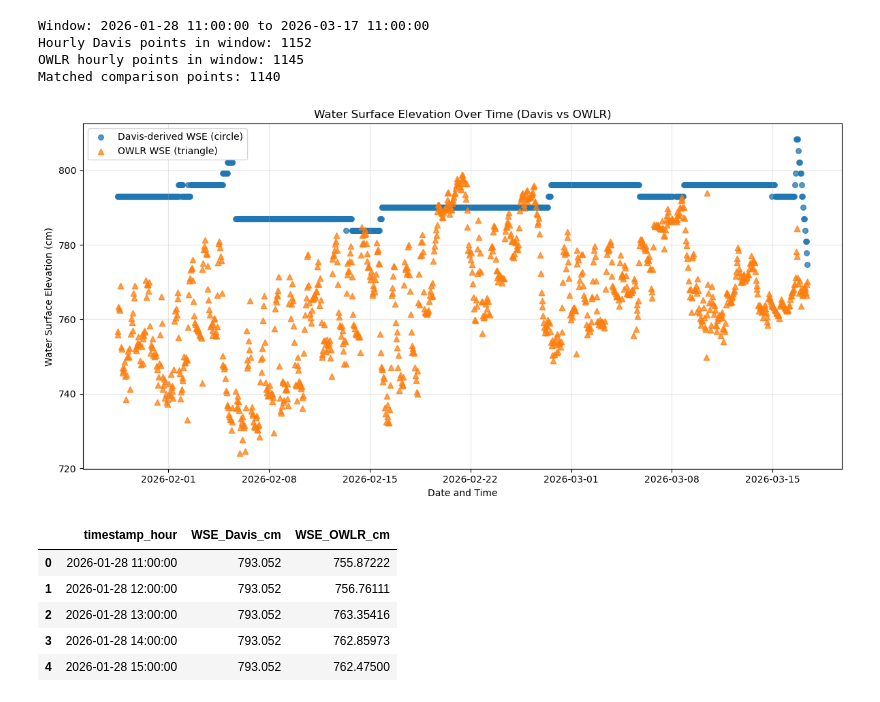
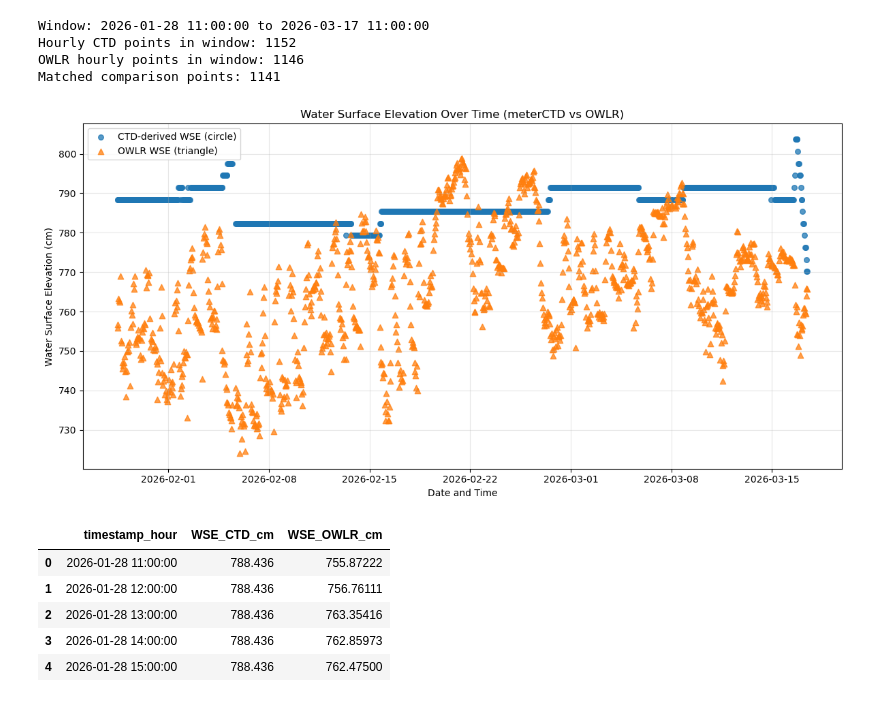
Before and after one commit to COAST-Lab/Open-Water-Level-and-Rainfall-Sensor, a Jupyter notebook: Data Analysis/waterSurfaceElevationAnalysis.ipynb, the cells around one changed output. Saved outputs shown, nothing was run; the diff lists cells and outputs as text; code cells hidden in the pictures.

```diff
--- a/Data Analysis/waterSurfaceElevationAnalysis.ipynb
+++ b/Data Analysis/waterSurfaceElevationAnalysis.ipynb
@@ -9,53 +9,53 @@ import warnings # warning control to suppress or manage warning messages
 warnings.filterwarnings('ignore', message="Could not infer format")
 # %%
 # File paths
-wse_davis_path = os.path.join('Data', 'wse_Davis_03172026.csv')
+wse_CTD_path = os.path.join('Data', 'wse_meterCTD_03172026.csv')
 owlr_path = os.path.join('Data', 'OWLR_CMS_03172026.csv')
 
 # Required comparison window
 start_time = pd.Timestamp('2026-01-28 11:00:00')
 end_time = pd.Timestamp('2026-03-17 11:00:00')
 
-# Load Davis fluid depth (15-minute data in feet).
+# Load CTD fluid depth (15-minute data in feet).
 # This export has 5 metadata lines before the header row.
-davis_raw = pd.read_csv(wse_davis_path, skiprows=5)
-davis_raw.columns = [str(c).strip() for c in davis_raw.columns]
+CTD_raw = pd.read_csv(wse_CTD_path, skiprows=5)
+CTD_raw.columns = [str(c).strip() for c in CTD_raw.columns]
 
-# Davis columns
-davis_time_col = davis_raw.columns[0]
-davis_depth_col = davis_raw.columns[1]
+# CTD columns
+CTD_time_col = CTD_raw.columns[0]
+CTD_depth_col = CTD_raw.columns[1]
 
-davis_raw[davis_time_col] = pd.to_datetime(davis_raw[davis_time_col], errors='coerce')
-davis_raw[davis_depth_col] = pd.to_numeric(davis_raw[davis_depth_col], errors='coerce')
+CTD_raw[CTD_time_col] = pd.to_datetime(CTD_raw[CTD_time_col], errors='coerce')
+CTD_raw[CTD_depth_col] = pd.to_numeric(CTD_raw[CTD_depth_col], errors='coerce')
 
-# Keep only exact hourly Davis marks (no summation)
-davis_hourly = davis_raw[
-    davis_raw[davis_time_col].notna()
-    & (davis_raw[davis_time_col].dt.minute == 0)
-    & (davis_raw[davis_time_col].dt.second == 0)
+# Keep only exact hourly CTD marks (no summation)
+CTD_hourly = CTD_raw[
+    CTD_raw[CTD_time_col].notna()
+    & (CTD_raw[CTD_time_col].dt.minute == 0)
+    & (CTD_raw[CTD_time_col].dt.second == 0)
 ].copy()
 
 # Apply requested window
-davis_hourly = davis_hourly[
-    (davis_hourly[davis_time_col] >= start_time)
-    & (davis_hourly[davis_time_col] <= end_time)
+CTD_hourly = CTD_hourly[
+    (CTD_hourly[CTD_time_col] >= start_time)
+    & (CTD_hourly[CTD_time_col] <= end_time)
 ].copy()
 
-# Convert depth to cm and compute Davis-derived WSE (cm)
-davis_hourly['WSE_Davis_cm'] = davis_hourly[davis_depth_col] * 30.48 + 706.14
+# Convert depth to cm and compute CTD-derived WSE (cm)
+CTD_hourly['WSE_CTD_cm'] = CTD_hourly[CTD_depth_col] * 30.48 + 706.14
 
 # Build hourly merge key
-davis_hourly['timestamp_hour'] = davis_hourly[davis_time_col].dt.floor('h')
-davis_hourly = davis_hourly[['timestamp_hour', 'WSE_Davis_cm']]
+CTD_hourly['timestamp_hour'] = CTD_hourly[CTD_time_col].dt.floor('h')
+CTD_hourly = CTD_hourly[['timestamp_hour', 'WSE_CTD_cm']]
 
 # Load OWLR CMS file (WSE is the 2nd variable inside payload string in last column)
 owlr_raw = pd.read_csv(owlr_path, header=None)
-owlr_raw = owlr_raw.rename(columns={0: 'device_id', 1: 'timestamp', 2: 'unused_1', 3: 'stream', 4: 'payload'})
+owlr_raw = owlr_raw.rename(columns={0: 'device_id', 1: 'timestamp', 2: 'unused_1', 3: 'data'})
 
 owlr_raw['timestamp'] = pd.to_datetime(owlr_raw['timestamp'], errors='coerce')
 
 # Parse payload like: "1764080734,60.36389,0,0.17, 0"
-payload_parts = owlr_raw['payload'].astype(str).str.split(',')
+payload_parts = owlr_raw['data'].astype(str).str.split(',')
 owlr_raw['OWLR_value_cm'] = pd.to_numeric(payload_parts.str[1], errors='coerce')
 
 # Convert OWLR value to WSE using user-specified formula
@@ -68,7 +68,7 @@ owlr = owlr_raw[
     & (owlr_raw['timestamp'] <= end_time)
 ].copy()
 
-# Align OWLR timestamps to hour for comparison with Davis hourly marks
+# Align OWLR timestamps to hour for comparison with CTD hourly marks
 owlr['timestamp_hour'] = owlr['timestamp'].dt.floor('h')
 owlr = owlr[['timestamp_hour', 'WSE_OWLR_cm']].dropna()
 
@@ -76,52 +76,52 @@ owlr = owlr[['timestamp_hour', 'WSE_OWLR_cm']].dropna()
 owlr = owlr.groupby('timestamp_hour', as_index=False)['WSE_OWLR_cm'].mean()
 
 # Match by hour
-comparison = pd.merge(davis_hourly, owlr, on='timestamp_hour', how='inner').dropna()
+comparison = pd.merge(CTD_hourly, owlr, on='timestamp_hour', how='inner').dropna()
 comparison = comparison.sort_values('timestamp_hour').reset_index(drop=True)
 
 print(f'Window: {start_time} to {end_time}')
-print(f'Hourly Davis points in window: {len(davis_hourly)}')
+print(f'Hourly CTD points in window: {len(CTD_hourly)}')
 print(f'OWLR hourly points in window: {len(owlr)}')
 print(f'Matched comparison points: {len(comparison)}')
 
 # Time-series comparison plot with different marker shapes
 plt.figure(figsize=(12, 6))
 plt.scatter(
     comparison['timestamp_hour'],
-    comparison['WSE_Davis_cm'],
+    comparison['WSE_CTD_cm'],
     s=30,
     marker='o',
     alpha=0.75,
-    label='Davis-derived WSE (circle)'
+    label='CTD-derived WSE (circle)'
 )
 plt.scatter(
     comparison['timestamp_hour'],
     comparison['WSE_OWLR_cm'],
     s=36,
     marker='^',
     alpha=0.75,
     label='OWLR WSE (triangle)'
 )
 
-plt.title('Water Surface Elevation Over Time (Davis vs OWLR)')
+plt.title('Water Surface Elevation Over Time (meterCTD vs OWLR)')
 plt.xlabel('Date and Time')
 plt.ylabel('Water Surface Elevation (cm)')
 plt.legend()
 plt.grid(True, alpha=0.3)
 plt.tight_layout()
 plt.show()
 
 comparison.head()
 # %% [output]
 Window: 2026-01-28 11:00:00 to 2026-03-17 11:00:00
-Hourly Davis points in window: 1152
-OWLR hourly points in window: 1145
-Matched comparison points: 1140
+Hourly CTD points in window: 1152
+OWLR hourly points in window: 1146
+Matched comparison points: 1141
-[figure, old version]
+[figure, new version]
-|  | timestamp_hour | WSE_Davis_cm | WSE_OWLR_cm |
-| 0 | 2026-01-28 11:00:00 | 793.052 | 755.87222 |
-| 1 | 2026-01-28 12:00:00 | 793.052 | 756.76111 |
-| 2 | 2026-01-28 13:00:00 | 793.052 | 763.35416 |
-| 3 | 2026-01-28 14:00:00 | 793.052 | 762.85973 |
-| 4 | 2026-01-28 15:00:00 | 793.052 | 762.47500 |
+|  | timestamp_hour | WSE_CTD_cm | WSE_OWLR_cm |
+| 0 | 2026-01-28 11:00:00 | 788.436 | 755.87222 |
+| 1 | 2026-01-28 12:00:00 | 788.436 | 756.76111 |
+| 2 | 2026-01-28 13:00:00 | 788.436 | 763.35416 |
+| 3 | 2026-01-28 14:00:00 | 788.436 | 762.85973 |
+| 4 | 2026-01-28 15:00:00 | 788.436 | 762.47500 |
 # %%
```
Also changed, not shown: parts of 1 cell of this notebook.
